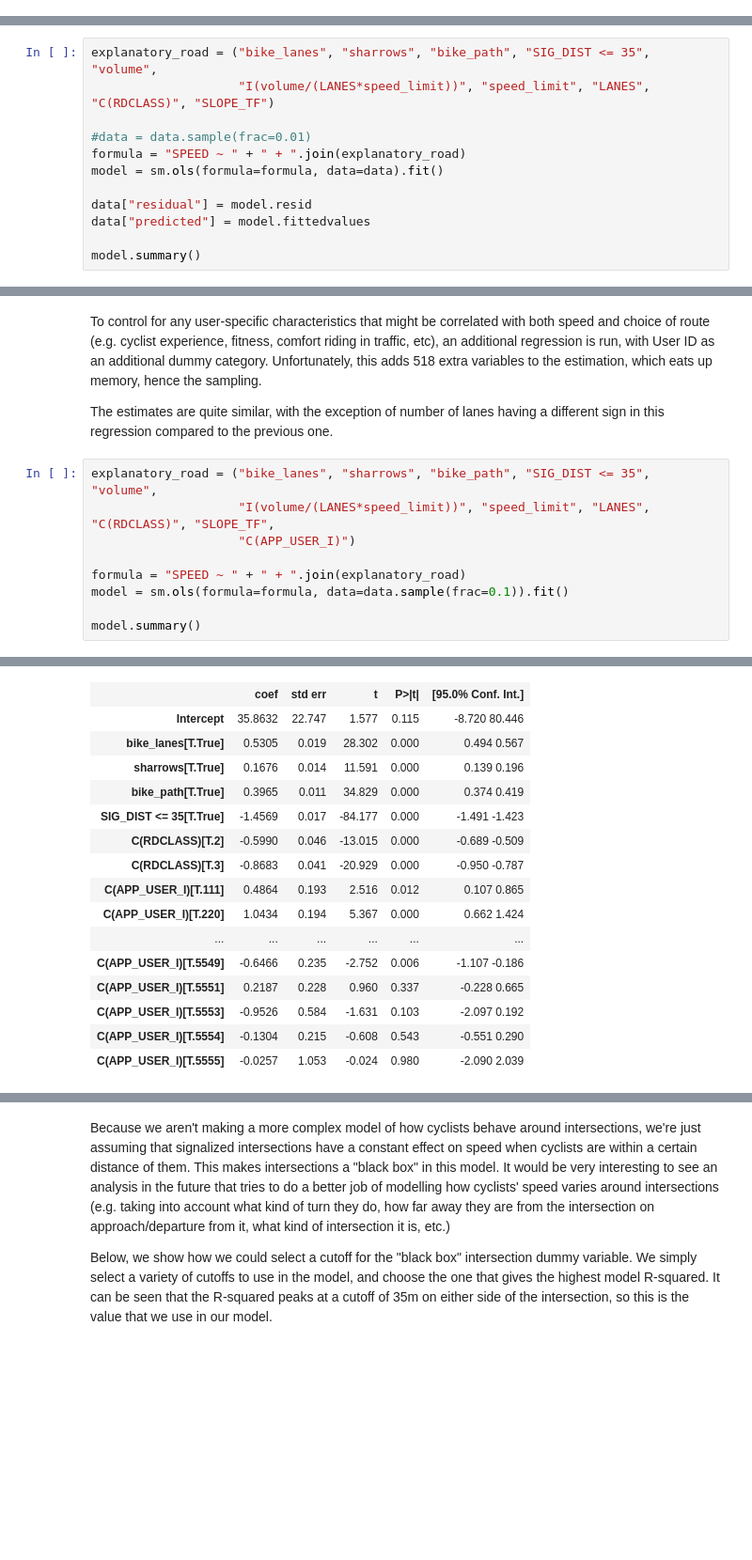
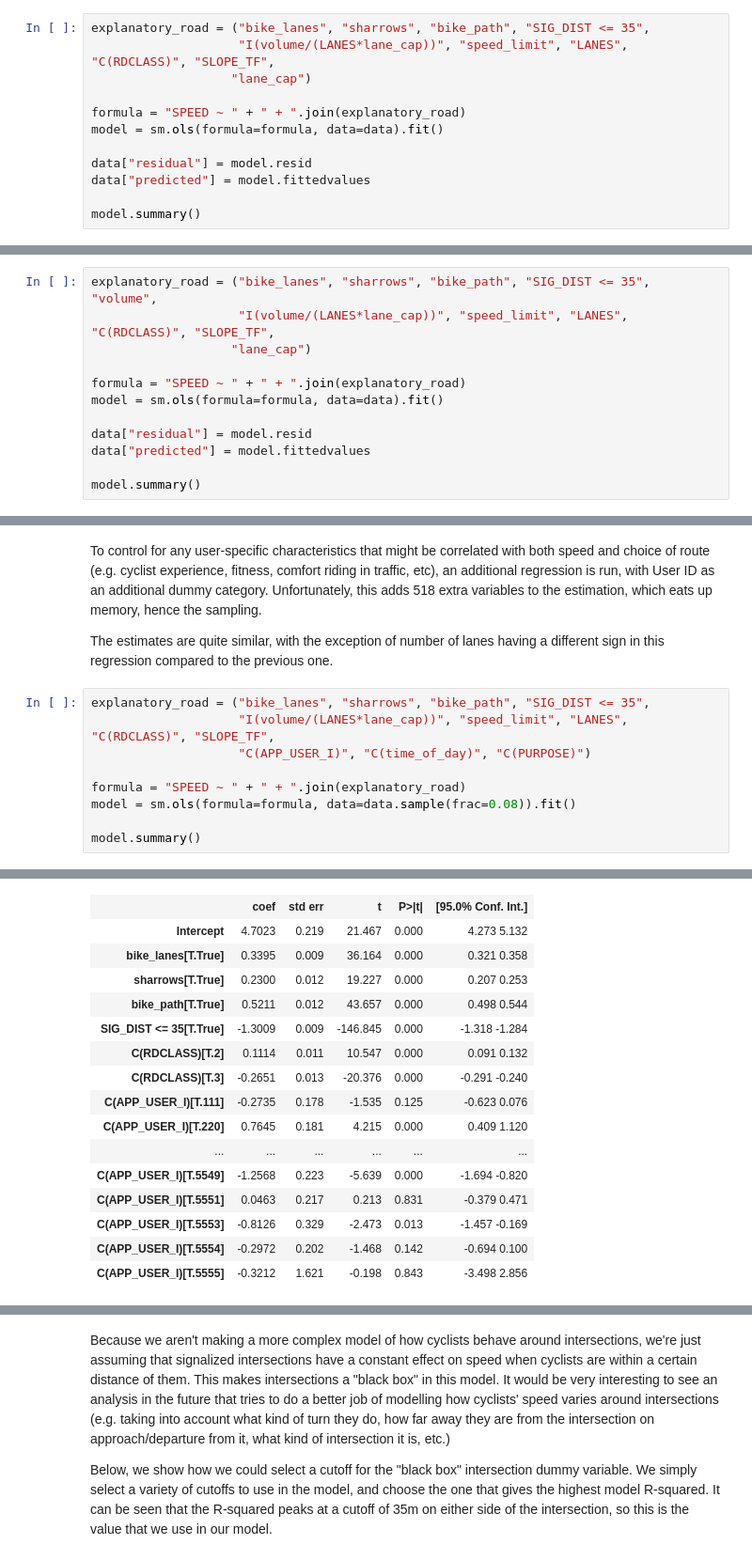
Before and after one commit to aclarry/toronto-cycling-speed-analysis, a Jupyter notebook: Speed Analysis.ipynb, the cells around one changed output, grey strips where cells are left out. Shown at 94% size. Drawn from its saved outputs; the diff is of its cells as text; blank space fills up the shorter version.

```diff
--- a/Speed Analysis.ipynb
+++ b/Speed Analysis.ipynb
@@ -144,2 +166,14 @@ cbar.set_label("log10(Counts)")
 Now, we read in the cleaned data, and run a linear model on the speed,
 regressed on the explanatory_road variables defined below:
+# %%
+explanatory_road = ("bike_lanes", "sharrows", "bike_path", "SIG_DIST <= 35",
+                    "I(volume/(LANES*lane_cap))", "speed_limit", "LANES", "C(RDCLASS)", "SLOPE_TF",
+                   "lane_cap")
+
+formula = "SPEED ~ " + " + ".join(explanatory_road)
+model = sm.ols(formula=formula, data=data).fit()
+
+data["residual"] = model.resid
+data["predicted"] = model.fittedvalues
+
+model.summary()
@@ -146,8 +208,8 @@ regressed on the explanatory_road variables defined below:
 # %%
 explanatory_road = ("bike_lanes", "sharrows", "bike_path", "SIG_DIST <= 35", "volume",
-                    "I(volume/(LANES*speed_limit))", "speed_limit", "LANES", "C(RDCLASS)", "SLOPE_TF")
+                    "I(volume/(LANES*lane_cap))", "speed_limit", "LANES", "C(RDCLASS)", "SLOPE_TF",
+                   "lane_cap")
 
-#data = data.sample(frac=0.01)
 formula = "SPEED ~ " + " + ".join(explanatory_road)
 model = sm.ols(formula=formula, data=data).fit()
 
@@ -188,12 +251,12 @@ To control for any user-specific characteristics that might be correlated with b
 
 The estimates are quite similar, with the exception of number of lanes having a different sign in this regression compared to the previous one.
 # %%
-explanatory_road = ("bike_lanes", "sharrows", "bike_path", "SIG_DIST <= 35", "volume",
-                    "I(volume/(LANES*speed_limit))", "speed_limit", "LANES", "C(RDCLASS)", "SLOPE_TF",
-                    "C(APP_USER_I)")
+explanatory_road = ("bike_lanes", "sharrows", "bike_path", "SIG_DIST <= 35",
+                    "I(volume/(LANES*lane_cap))", "speed_limit", "LANES", "C(RDCLASS)", "SLOPE_TF",
+                    "C(APP_USER_I)", "C(time_of_day)", "C(PURPOSE)")
 
 formula = "SPEED ~ " + " + ".join(explanatory_road)
-model = sm.ols(formula=formula, data=data.sample(frac=0.1)).fit()
+model = sm.ols(formula=formula, data=data.sample(frac=0.08)).fit()
 
 model.summary()
 # %% [output]
@@ -209,17 +272,17 @@ OLS Regression Results
 | Covariance Type: | nonrobust |  |  |
 |  | coef | std err | t | P>|t| | [95.0% Conf. Int.] |
-| Intercept | 35.8632 | 22.747 | 1.577 | 0.115 | -8.720 80.446 |
-| bike_lanes[T.True] | 0.5305 | 0.019 | 28.302 | 0.000 | 0.494 0.567 |
-| sharrows[T.True] | 0.1676 | 0.014 | 11.591 | 0.000 | 0.139 0.196 |
-| bike_path[T.True] | 0.3965 | 0.011 | 34.829 | 0.000 | 0.374 0.419 |
-| SIG_DIST <= 35[T.True] | -1.4569 | 0.017 | -84.177 | 0.000 | -1.491 -1.423 |
-| C(RDCLASS)[T.2] | -0.5990 | 0.046 | -13.015 | 0.000 | -0.689 -0.509 |
-| C(RDCLASS)[T.3] | -0.8683 | 0.041 | -20.929 | 0.000 | -0.950 -0.787 |
-| C(APP_USER_I)[T.111] | 0.4864 | 0.193 | 2.516 | 0.012 | 0.107 0.865 |
-| C(APP_USER_I)[T.220] | 1.0434 | 0.194 | 5.367 | 0.000 | 0.662 1.424 |
+| Intercept | 4.7023 | 0.219 | 21.467 | 0.000 | 4.273 5.132 |
+| bike_lanes[T.True] | 0.3395 | 0.009 | 36.164 | 0.000 | 0.321 0.358 |
+| sharrows[T.True] | 0.2300 | 0.012 | 19.227 | 0.000 | 0.207 0.253 |
+| bike_path[T.True] | 0.5211 | 0.012 | 43.657 | 0.000 | 0.498 0.544 |
+| SIG_DIST <= 35[T.True] | -1.3009 | 0.009 | -146.845 | 0.000 | -1.318 -1.284 |
+| C(RDCLASS)[T.2] | 0.1114 | 0.011 | 10.547 | 0.000 | 0.091 0.132 |
+| C(RDCLASS)[T.3] | -0.2651 | 0.013 | -20.376 | 0.000 | -0.291 -0.240 |
+| C(APP_USER_I)[T.111] | -0.2735 | 0.178 | -1.535 | 0.125 | -0.623 0.076 |
+| C(APP_USER_I)[T.220] | 0.7645 | 0.181 | 4.215 | 0.000 | 0.409 1.120 |
 | ... | ... | ... | ... | ... | ... |
-| C(APP_USER_I)[T.5549] | -0.6466 | 0.235 | -2.752 | 0.006 | -1.107 -0.186 |
-| C(APP_USER_I)[T.5551] | 0.2187 | 0.228 | 0.960 | 0.337 | -0.228 0.665 |
-| C(APP_USER_I)[T.5553] | -0.9526 | 0.584 | -1.631 | 0.103 | -2.097 0.192 |
-| C(APP_USER_I)[T.5554] | -0.1304 | 0.215 | -0.608 | 0.543 | -0.551 0.290 |
-| C(APP_USER_I)[T.5555] | -0.0257 | 1.053 | -0.024 | 0.980 | -2.090 2.039 |
+| C(APP_USER_I)[T.5549] | -1.2568 | 0.223 | -5.639 | 0.000 | -1.694 -0.820 |
+| C(APP_USER_I)[T.5551] | 0.0463 | 0.217 | 0.213 | 0.831 | -0.379 0.471 |
+| C(APP_USER_I)[T.5553] | -0.8126 | 0.329 | -2.473 | 0.013 | -1.457 -0.169 |
+| C(APP_USER_I)[T.5554] | -0.2972 | 0.202 | -1.468 | 0.142 | -0.694 0.100 |
+| C(APP_USER_I)[T.5555] | -0.3212 | 1.621 | -0.198 | 0.843 | -3.498 2.856 |
```
Also changed, not shown: parts of 13 cells of this notebook.
